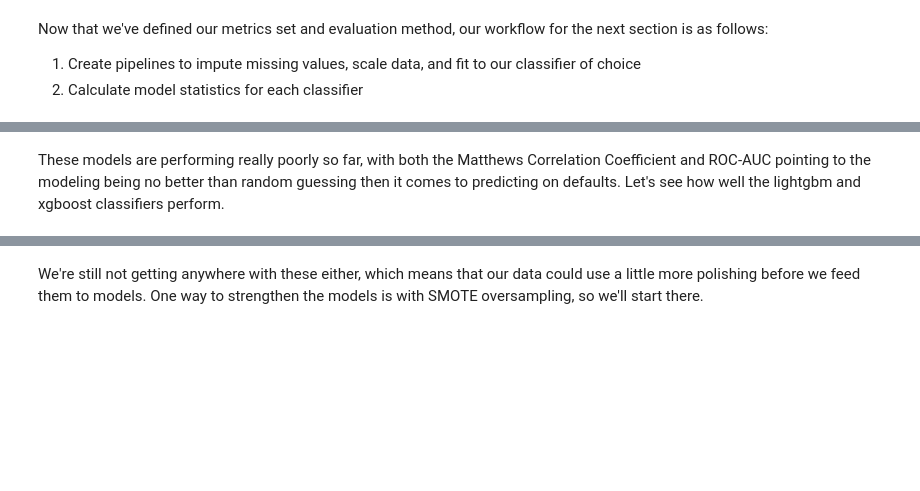
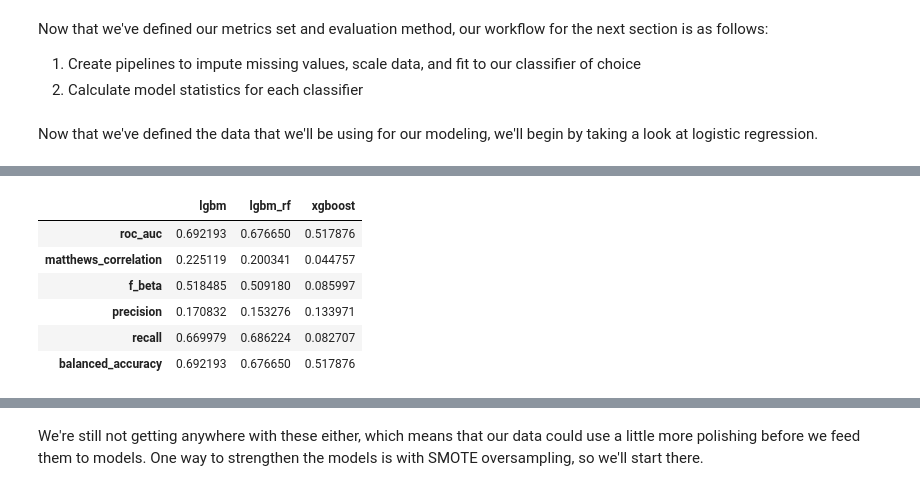
Before and after one commit to lrobin42/Home_Credit_Default_Prediction, a Jupyter notebook: default_prediction.ipynb, the cells around one changed output, grey strips where cells are left out. Drawn from its saved outputs; the diff is of its cells as text; code cells hidden in the pictures; blank space fills up the shorter version.

```diff
--- a/default_prediction.ipynb
+++ b/default_prediction.ipynb
@@ -27,11 +27,13 @@ from polars import DataFrame
 from skimpy import skim
 from sklearn.compose import ColumnTransformer
 from sklearn.decomposition import PCA
-from sklearn.ensemble import ExtraTreesClassifier, RandomForestClassifier
-from sklearn.ensemble._forest import ExtraTreesClassifier
+#from sklearn.ensemble import ExtraTreesClassifier, RandomForestClassifier
+#from cuml import RandomForestClassifier
 from sklearn.impute import SimpleImputer
-from sklearn.linear_model import LogisticRegression, SGDClassifier
-from sklearn.linear_model._logistic import LogisticRegression
+
+#from cuml.linear_model.logistic_regression import LogisticRegression
+#from sklearn.linear_model import LogisticRegression
+#from sklearn.linear_model._logistic import LogisticRegression
 from sklearn.metrics import (
     balanced_accuracy_score,
     confusion_matrix,
@@ -49,6 +51,7 @@ from sklearn.model_selection import (
     cross_val_score,
     train_test_split,
 )
+from polars.dataframe.frame import DataFrame
 from sklearn.pipeline import Pipeline
 from sklearn.preprocessing import RobustScaler, StandardScaler
 from skopt import BayesSearchCV
@@ -63,7 +66,7 @@ warnings.filterwarnings("ignore")
 pio.templates.default = "plotly_dark"
 
 #set trials globally to optimize run time
-num_trials = 1
+num_trials = 30
 # %% [markdown]
 ### Loan_functions.py
 # %%
@@ -295,24 +298,28 @@ numerical_columns: list[str] = [
 categorical_columns: list[str] = [
     *x.select_dtypes(include=["object", "category"]).columns
 ]
+# %% [markdown]
+Now that we've defined the data that we'll be using for our modeling, we'll begin by taking a look at logistic regression.
 # %%
-classifiers: list[str] = ["logistic_regression", "extra_trees", "random_forest"]
-
 model_performance = pd.DataFrame()
 model_specifications = dict()
 
+
+classifiers: list[str] = ["lgbm", "lgbm_rf", "xgboost"]
+
 for classifier in classifiers:
+
     study = create_study(
         direction="maximize",
+        study_name=(classifier + "\n"),
         pruner=SuccessiveHalvingPruner(reduction_factor=2),
         sampler=RandomSampler(seed=42),
     )
+
     study.optimize(
-        lambda trial: objective_1(
-            classifier, trial, x_train, np.array(y_train).ravel()
-        ),
-        n_trials=num_trials,
-    )
+        lambda trial: objective(classifier, trial, x_train, np.array(y_train).ravel()),
+        n_trials=num_trials,  # 4,
+    )  # n_trials=100 is the original value
 
     model_specifications[classifier] = study.best_params
 
@@ -332,2 +355,7 @@ model_performance
+|  | lgbm | lgbm_rf | xgboost |
+| roc_auc | 0.692193 | 0.676650 | 0.517876 |
+| matthews_correlation | 0.225119 | 0.200341 | 0.044757 |
+| f_beta | 0.518485 | 0.509180 | 0.085997 |
+| precision | 0.170832 | 0.153276 | 0.133971 |
+| recall | 0.669979 | 0.686224 | 0.082707 |
+| balanced_accuracy | 0.692193 | 0.676650 | 0.517876 |
-# %% [markdown]
-These models are performing really poorly so far, with both the Matthews Correlation Coefficient and ROC-AUC pointing to the modeling being no better than random guessing then it comes to predicting on defaults. Let's see how well the lightgbm and xgboost classifiers perform.
```
Also changed, not shown: parts of 11 cells of this notebook, 1 other file.
